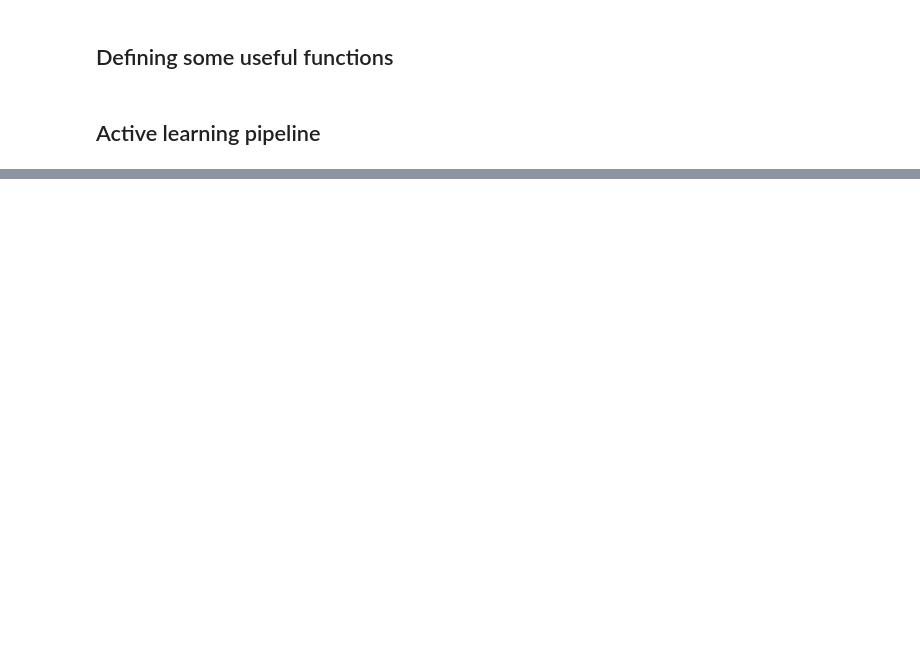
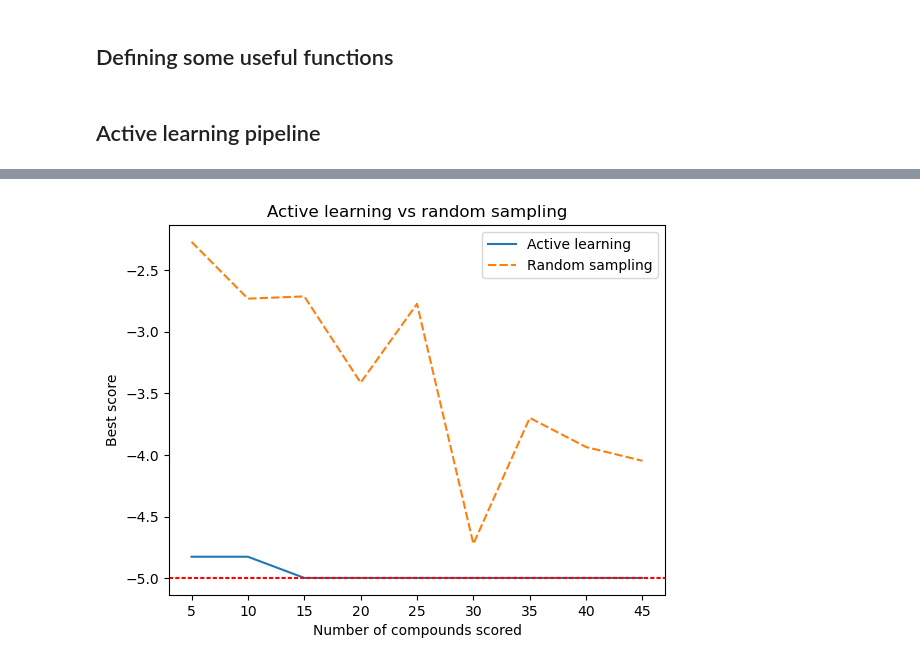
Before and after one commit to jonswain/active-learning, a Jupyter notebook: active_learning.ipynb, the cells around one changed output, grey strips where cells are left out. Drawn from its saved outputs; the diff is of its cells as text; code cells hidden in the pictures; blank space fills up the shorter version.

```diff
--- a/active_learning.ipynb
+++ b/active_learning.ipynb
@@ -215,0 +312,26 @@ library.sort_values("slow_scores", ascending=False).head(10)
+# %%
+al_scores = []
+random_scores = []
+rng = range(1, 10)
+for i in rng:
+    _, al_best, random_best = run_active_learning(
+        library, fingerprints, COMPOUNDS_PER_ROUND, i, MINIMIZE
+    )
+    al_scores.append(al_best)
+    random_scores.append(random_best)
+
+ax = sns.lineplot(
+    pd.DataFrame(
+        {"Active learning": al_scores, "Random sampling": random_scores},
+        index=[x * COMPOUNDS_PER_ROUND for x in rng],
+    )
+)
+ax.set(
+    xlabel="Number of compounds scored",
+    ylabel="Best score",
+    title="Active learning vs random sampling",
+    xticks=[x * COMPOUNDS_PER_ROUND for x in rng],
+)
+ax.axhline(library.true_scores.min(), color="red", dashes=[2, 1])
+plt.show()
+# %% [output]
@@ -215,0 +355 @@ library.sort_values("slow_scores", ascending=False).head(10)
+[figure, added]
```
Also changed, not shown: parts of 11 cells of this notebook.
